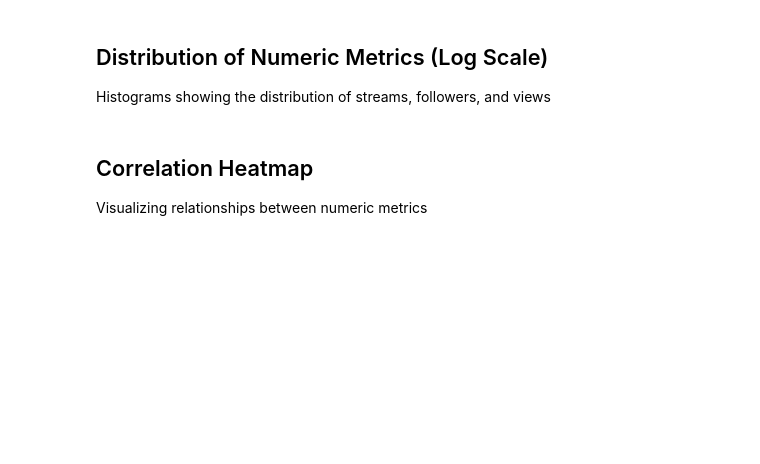
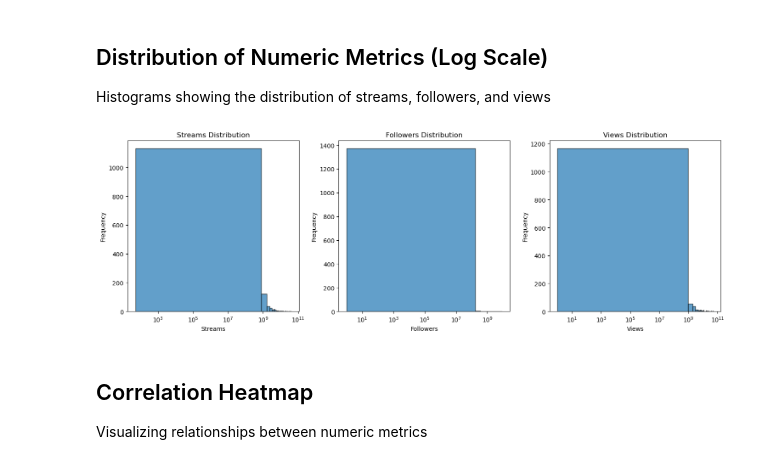
Before and after one commit to anhminhnguyen2/ds_festivals_project, a Jupyter notebook: edc_vegas/notebook/5.eda.ipynb, the cells around one changed output. Cells and saved outputs as stored; diff of their text form; code cells hidden in the pictures; blank space fills up the shorter version.

```diff
--- a/edc_vegas/notebook/5.eda.ipynb
+++ b/edc_vegas/notebook/5.eda.ipynb
@@ -39,24 +39,27 @@ Histograms showing the distribution of streams, followers, and views
 # %%
 import seaborn as sns
 
 # Create subplots for distribution of key metrics
 fig, axes = plt.subplots(1, 3, figsize=(15, 5))
 
 # Filter out zeros for log scale
 metrics = ['streams', 'followers', 'views']
 titles = ['Streams Distribution', 'Followers Distribution', 'Views Distribution']
 
 for ax, metric, title in zip(axes, metrics, titles):
-    # Filter positive values for log scale
-    data = complete_df[complete_df[metric] > 0][metric]
+    # Convert to numeric (handles string values) and filter positive values for log scale
+    numeric_data = pd.to_numeric(complete_df[metric], errors='coerce')
+    data = numeric_data[numeric_data > 0]
     ax.hist(data, bins=50, edgecolor='black', alpha=0.7)
     ax.set_xscale('log')
     ax.set_xlabel(metric.capitalize())
     ax.set_ylabel('Frequency')
     ax.set_title(title)
 
 plt.tight_layout()
 plt.show()
+# %% [output]
+[figure, added]
 # %% [markdown]
 ## Correlation Heatmap
 Visualizing relationships between numeric metrics
```
Also changed, not shown: parts of 2 cells of this notebook, 2 other files.
